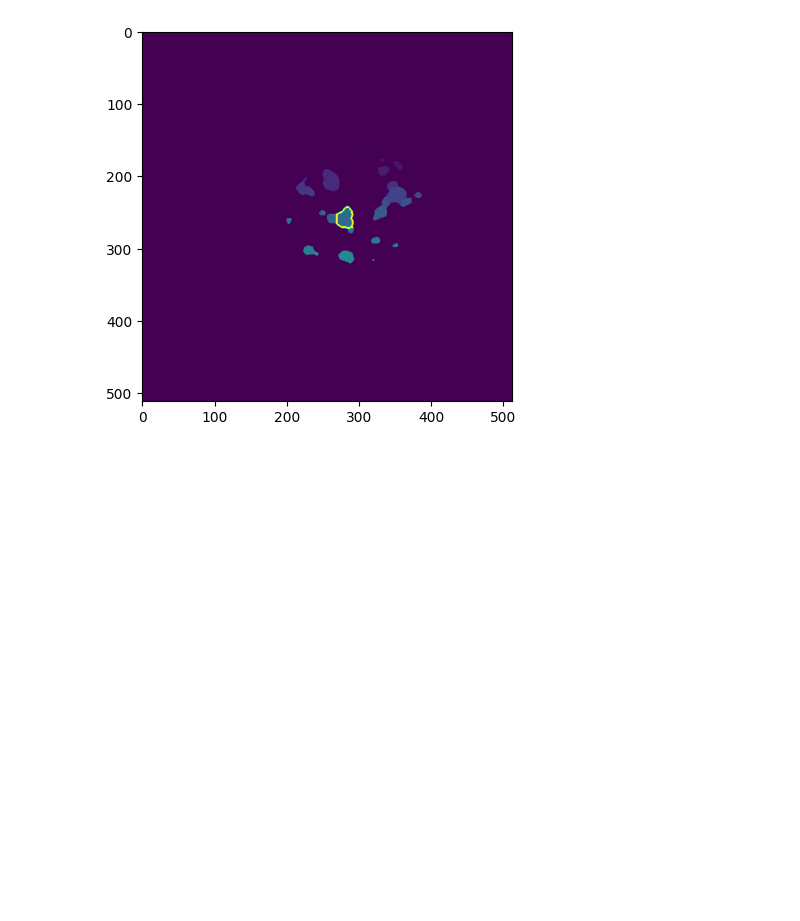
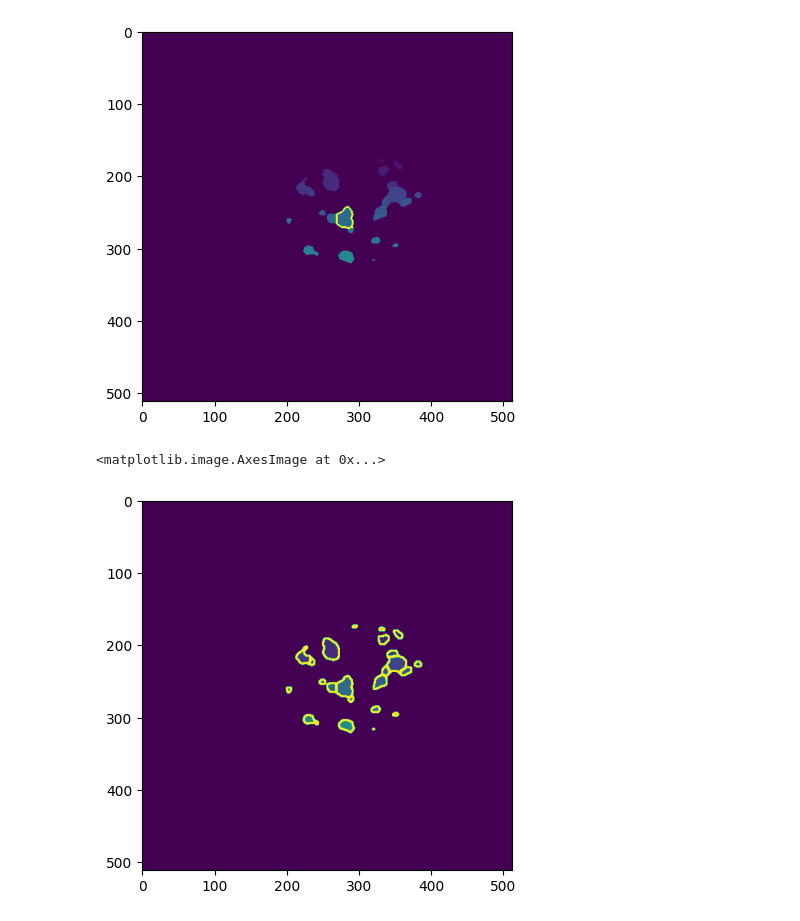
Before and after one commit to KurtisWinkler/aquaponcs, a Jupyter notebook: sk_segmentation.ipynb, the cells around one changed output. Cells and saved outputs as stored; diff of their text form; code cells hidden in the pictures; blank space fills up the shorter version.

```diff
--- a/sk_segmentation.ipynb
+++ b/sk_segmentation.ipynb
@@ -93,3 +93,16 @@ plt.imshow(im_labels)
 # %% [output]
 <matplotlib.image.AxesImage at 0x...>
 [figure]
+# %%
+im_labels = labels.copy()
+contours = []
+for i in range(1, np.max(labels)+1):
+    binary = np.zeros(labels.shape, dtype = "uint8")
+    binary[np.where(labels==i)] = 255
+    contour, _ = cv.findContours(binary, cv.RETR_EXTERNAL, cv.CHAIN_APPROX_NONE)
+    contours.append(contour[0])
+cv.drawContours(im_labels, contours, -1, (50, 0, 0), 2, cv.LINE_8)
+plt.imshow(im_labels)
+# %% [output]
+<matplotlib.image.AxesImage at 0x...>
+[figure, added]
```
Also changed, not shown: parts of 2 cells of this notebook.
